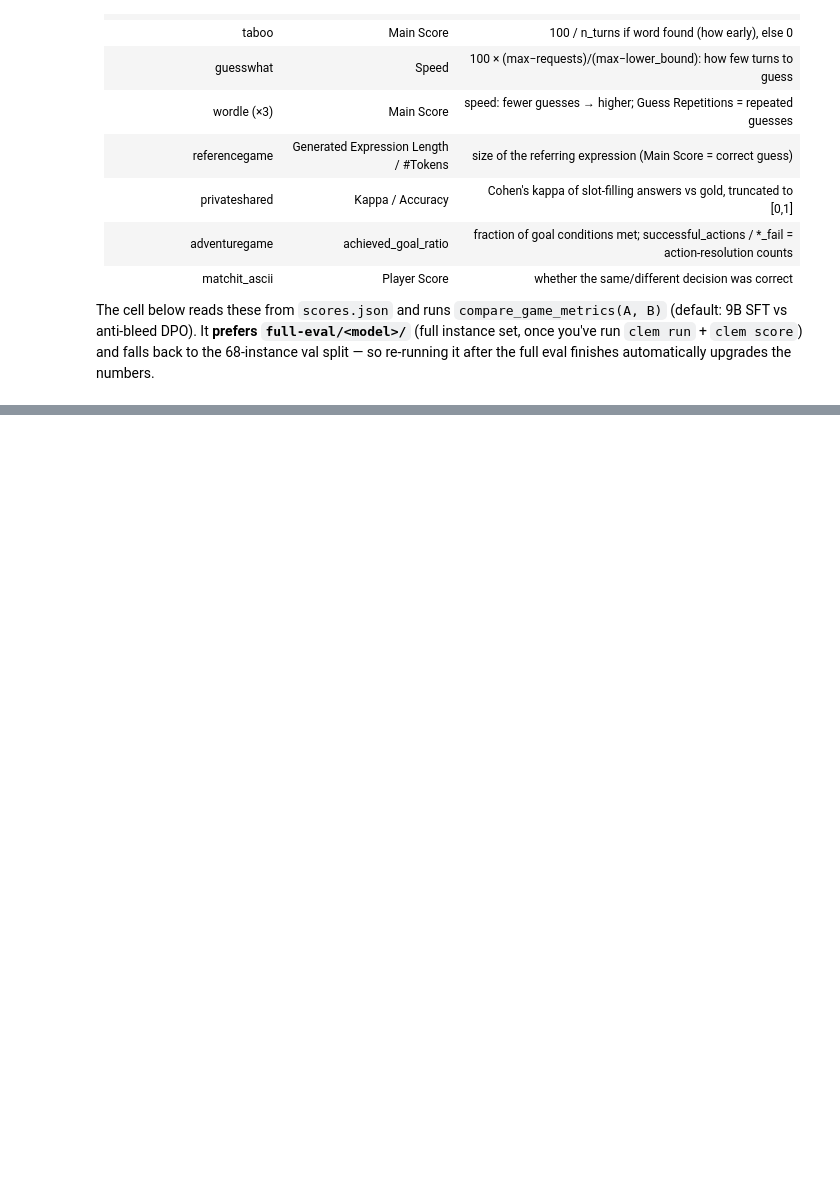
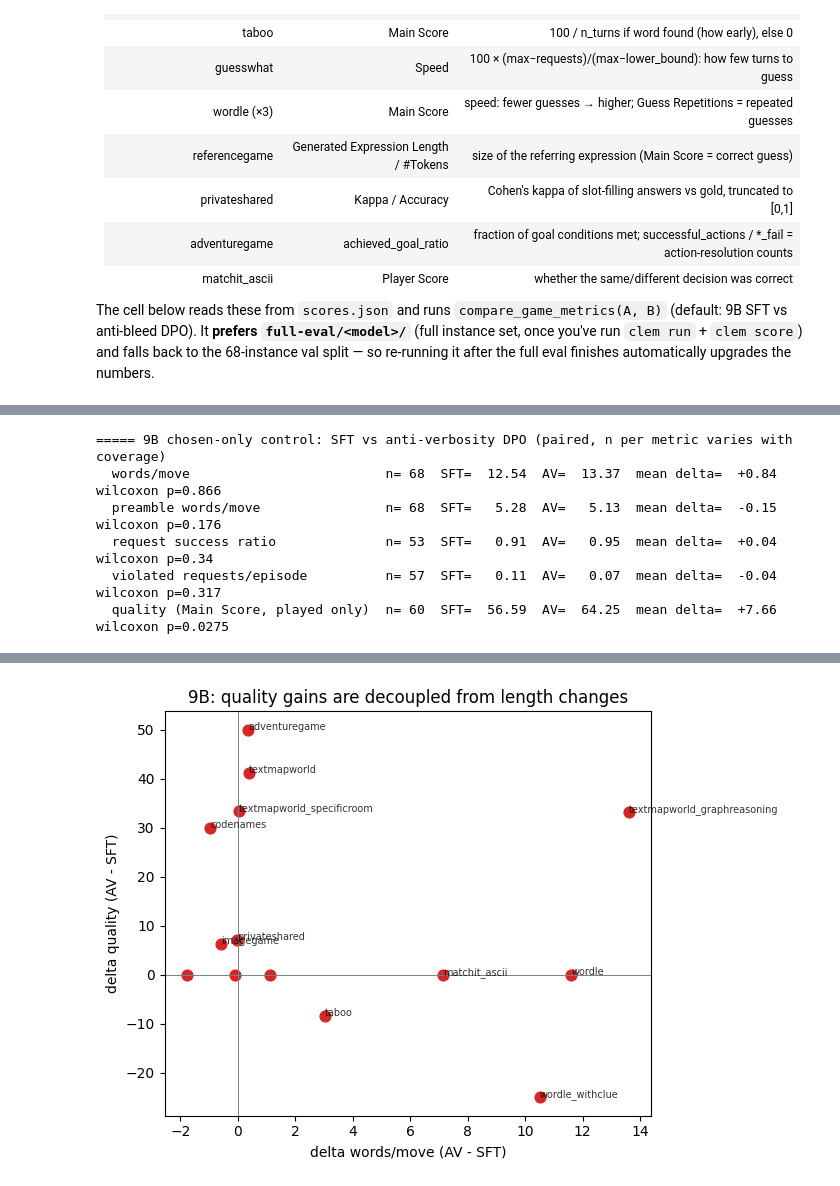
Before and after one commit to xMakaco/dpo-potential-in-dialogue-games, a Jupyter notebook: evaluation_analysis.ipynb, the cells around one changed output, grey strips where cells are left out. Drawn from its saved outputs; the diff is of its cells as text; code cells hidden in the pictures; blank space fills up the shorter version.

```diff
--- a/evaluation_analysis.ipynb
+++ b/evaluation_analysis.ipynb
@@ -862,0 +979,68 @@ for m in FOCUS:
+# %%
+from scipy.stats import wilcoxon
+
+def load_format_stats(eval_dir, model_name):
+    rows = []
+    for sp in (Path(eval_dir) / "clem").rglob("scores.json"):
+        epi = json.load(open(sp)).get("episode scores", {})
+        rows.append(dict(model=model_name, game=sp.parts[-4], experiment=sp.parts[-3],
+                         instance=sp.parts[-2],
+                         rsr=epi.get("Request Success Ratio", np.nan),
+                         violated=epi.get("Violated Request Count", np.nan)))
+    return pd.DataFrame(rows)
+
+def verbosity_comparison(sft_name, av_name, label):
+    key = ["game", "experiment", "instance"]
+    # words/move + quality from EP
+    w = EP[EP.model.isin([sft_name, av_name])].pivot_table(
+        index=key, columns="model", values=["mean_words", "main_score"], aggfunc="first")
+    # reasoning preamble from EPX (its instance column is 'inst')
+    px = EPX[EPX.model.isin([sft_name, av_name])].rename(columns={"inst": "instance"}).pivot_table(
+        index=key, columns="model", values="mean_preamble", aggfunc="first")
+    # format stats from scores.json
+    fs = pd.concat([load_format_stats(evals[m]["eval_dir"], m) for m in (sft_name, av_name)])
+    fv = fs.pivot_table(index=key, columns="model", values=["rsr", "violated"], aggfunc="first")
+
+    print(f"===== {label}: SFT vs anti-verbosity DPO (paired, n per metric varies with coverage)")
+    for metric, tbl, unit in [("words/move", w["mean_words"], "w"),
+                              ("preamble words/move", px, "w"),
+                              ("request success ratio", fv["rsr"], ""),
+                              ("violated requests/episode", fv["violated"], ""),
+                              ("quality (Main Score, played only)", w["main_score"], "pts")]:
+        pair = tbl[[sft_name, av_name]].dropna()
+        if not len(pair):
+            continue
+        d = pair[av_name] - pair[sft_name]
+        try:
+            p = wilcoxon(d).pvalue if (d != 0).any() else 1.0
+        except ValueError:
+            p = 1.0
+        print(f"  {metric:34s} n={len(pair):3d}  SFT={pair[sft_name].mean():7.2f}  "
+              f"AV={pair[av_name].mean():7.2f}  mean delta={d.mean():+7.2f}  wilcoxon p={p:.3g}")
+
+    # per-game words/move vs quality delta: the decoupling table
+    ep2 = EP[EP.model.isin([sft_name, av_name])]
+    g = ep2.pivot_table(index="game", columns="model",
+                        values=["mean_words", "main_score"], aggfunc="mean")
+    out = pd.DataFrame({
+        "words_sft": g["mean_words"][sft_name], "words_av": g["mean_words"][av_name],
+        "words_delta": g["mean_words"][av_name] - g["mean_words"][sft_name],
+        "quality_delta": g["main_score"][av_name] - g["main_score"][sft_name],
+    })
+    display(out.round(1))
+    return out
+
+out9 = verbosity_comparison("Qwen3.5-9B-sft-full-merged", "Qwen3.5-9B-dpo-antibleed-only-merged", "9B")
+out2 = verbosity_comparison("Qwen3.5-2B-sft-full-merged", "Qwen3.5-2B-antibleed-only-merged", "2B")
+out9co = verbosity_comparison("Qwen3.5-9B-sft-full-merged", "Qwen3.5-9B-chosen-only-merged", "9B chosen-only control")
+
+fig, ax = plt.subplots(figsize=(7, 5))
+ax.scatter(out9.words_delta, out9.quality_delta, s=60, color="tab:red", label="9B")
+for game, r in out9.iterrows():
+    if abs(r.quality_delta) > 5 or abs(r.words_delta) > 5:
+        ax.annotate(game, (r.words_delta, r.quality_delta), fontsize=7, alpha=.8)
+ax.axhline(0, color="gray", lw=.7); ax.axvline(0, color="gray", lw=.7)
+ax.set(xlabel="delta words/move (AV - SFT)", ylabel="delta quality (AV - SFT)",
+       title="9B: quality gains are decoupled from length changes")
+plt.tight_layout(); plt.show()
+# %% [output]
@@ -862,0 +1091,6 @@ for m in FOCUS:
+===== 9B chosen-only control: SFT vs anti-verbosity DPO (paired, n per metric varies with coverage)
+  words/move                         n= 68  SFT=  12.54  AV=  13.37  mean delta=  +0.84  wilcoxon p=0.866
+  preamble words/move                n= 68  SFT=   5.28  AV=   5.13  mean delta=  -0.15  wilcoxon p=0.176
+  request success ratio              n= 53  SFT=   0.91  AV=   0.95  mean delta=  +0.04  wilcoxon p=0.34
+  violated requests/episode          n= 57  SFT=   0.11  AV=   0.07  mean delta=  -0.04  wilcoxon p=0.317
+  quality (Main Score, played only)  n= 60  SFT=  56.59  AV=  64.25  mean delta=  +7.66  wilcoxon p=0.0275
@@ -862,0 +1113 @@ for m in FOCUS:
+[figure, added]
```
Also changed, not shown: parts of 45 cells of this notebook, 1 other file.
